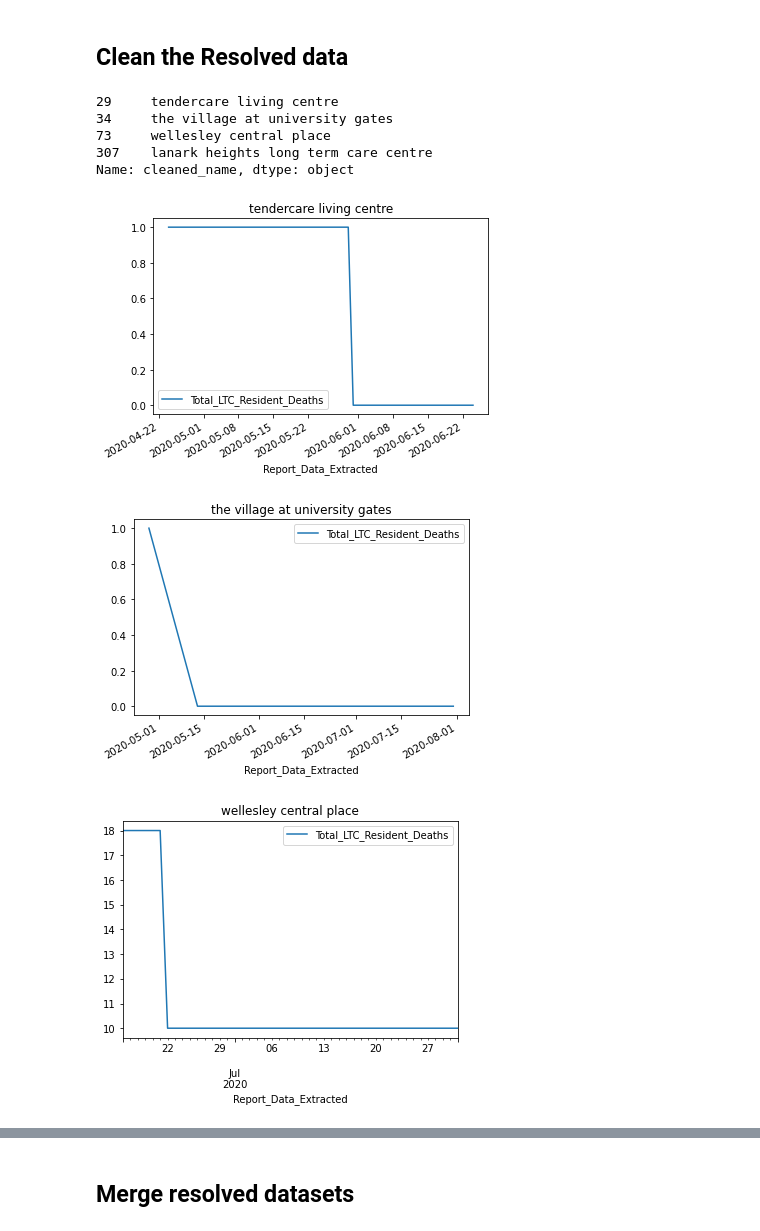
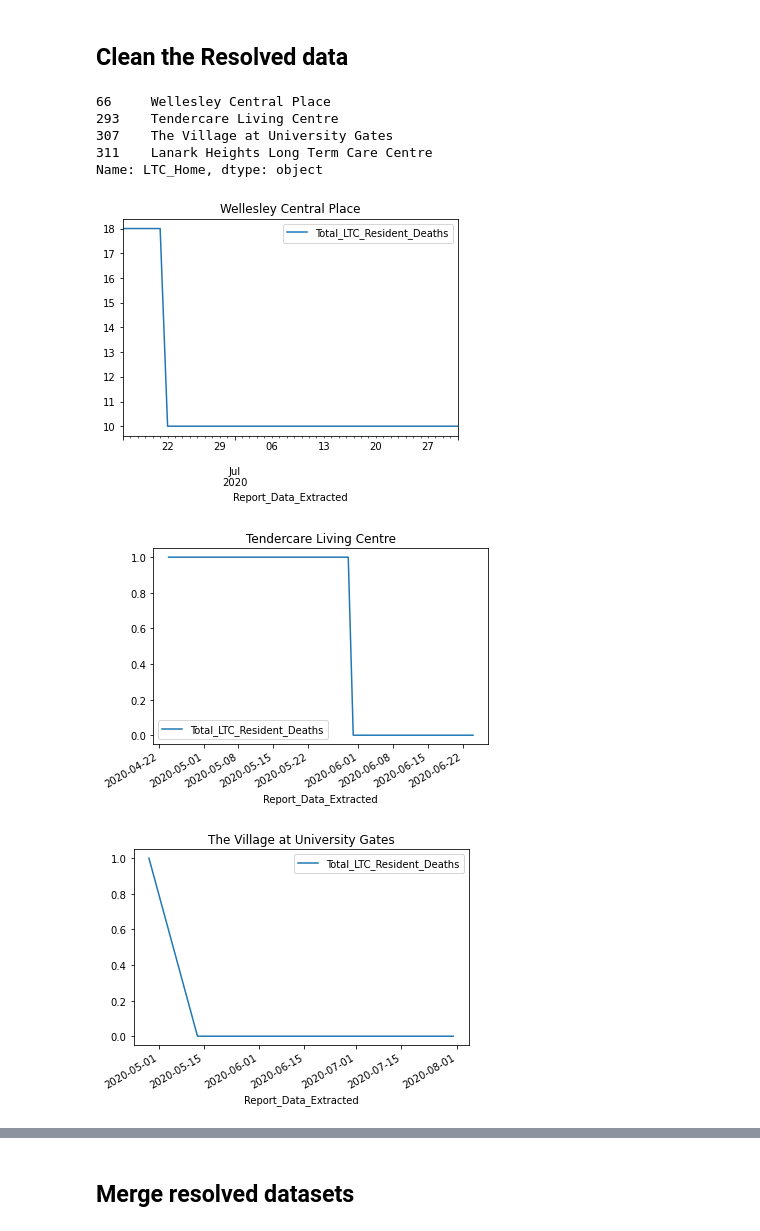
Before and after one commit to nganlyle/wrangle_covid, a Jupyter notebook: LTChomes_analysis_ON/webscraping/outbreaks_0731.ipynb, the cells around one changed output, grey strips where cells are left out. Saved outputs shown, nothing was run; the diff lists cells and outputs as text; code cells hidden in the pictures.

```diff
--- a/LTChomes_analysis_ON/webscraping/outbreaks_0731.ipynb
+++ b/LTChomes_analysis_ON/webscraping/outbreaks_0731.ipynb
@@ -17,16 +19,16 @@ active = pd.read_csv('activeltcoutbreak_oct8.csv')
 active['Report_Data_Extracted'] = pd.to_datetime(active['ï»¿Report_Data_Extracted'])
 active.drop('ï»¿Report_Data_Extracted', axis = 1, inplace = True)
 active = active[active.Report_Data_Extracted < '2020-08-01']
-active['cleaned_name'] = active['LTC_Home'].str.lower()
-active.sort_values(['cleaned_name', 'Report_Data_Extracted'], inplace=True)
+# active['LTC_Home'] = active['LTC_Home'].str.lower()
+active.sort_values(['LTC_Home', 'Report_Data_Extracted'], inplace=True)
 active.info()
 
 resolved = pd.read_csv('resolvedltc_oct8.csv')
 resolved['Report_Data_Extracted'] = pd.to_datetime(resolved['ï»¿Report_Data_Extracted'])
 resolved.drop('ï»¿Report_Data_Extracted', axis = 1, inplace = True)
 resolved = resolved[resolved.Report_Data_Extracted < '2020-08-01']
-resolved['cleaned_name'] = resolved['LTC_Home'].str.lower()
-resolved.sort_values(['cleaned_name', 'Report_Data_Extracted'], inplace=True)
+# resolved['LTC_Home'] = resolved['LTC_Home'].str.lower()
+resolved.sort_values(['LTC_Home', 'Report_Data_Extracted'], inplace=True)
 resolved.info()
 # %% [output]
 <class 'pandas.core.frame.DataFrame'>
@@ -112,14 +118,14 @@ memory usage: 1.0+ MB
 # %%
 # Check to see if Total_LTC_Resident_Deaths is monotonically increasing for each home
-ls = list(set(active['cleaned_name']))
+ls = list(set(active['LTC_Home']))
 home_names = []
 monotonic = []
 for each in ls:
     home_names.append(each)
-    home = active.loc[active['cleaned_name'] == each]
+    home = active.loc[active['LTC_Home'] == each]
     monotonic.append(home['Total_LTC_Resident_Deaths'].is_monotonic)
 
-monostatus = pd.DataFrame({'cleaned_name': home_names,
+monostatus = pd.DataFrame({'LTC_Home': home_names,
                            'monotonic': monotonic})
 # %%
 # 17 homes do not have monotonically increasing values for deaths
@@ -187,8 +193,8 @@ Name: cleaned_name, dtype: object
 # %%
 # Inspect residents deaths over time for homes where deaths are not monotonically increasing
-# Generally when values decrease it is only by one, except for 'mackenzie health long term care facility' and perhaps 'orchard villa'
-ls = not_monotonic['cleaned_name']
+# Generally when values decrease it is only by one, except for 'Mackenzie Health Long Term Care Facility' and perhaps 'Orchard Villa'
+ls = not_monotonic['LTC_Home']
 for each in ls:
-    home = active.loc[active['cleaned_name'] == each]
+    home = active.loc[active['LTC_Home'] == each]
     home.plot('Report_Data_Extracted', 'Total_LTC_Resident_Deaths', title=each)
 # %% [output]
@@ -379,36 +366,36 @@ memory usage: 24.8+ KB
 ## Clean the Resolved data
 # %%
 # Check to see if Total_LTC_Resident_Deaths is monotonically increasing for each home
-ls = list(set(resolved['cleaned_name']))
+ls = list(set(resolved['LTC_Home']))
 home_names = []
 monotonic = []
 for each in ls:
     home_names.append(each)
-    home = resolved.loc[resolved['cleaned_name'] == each]
+    home = resolved.loc[resolved['LTC_Home'] == each]
     monotonic.append(home['Total_LTC_Resident_Deaths'].is_monotonic)
 
-monostatus = pd.DataFrame({'cleaned_name': home_names,
+monostatus = pd.DataFrame({'LTC_Home': home_names,
                            'monotonic': monotonic})
 # %%
 # 4 homes do not have monotonically increasing values for deaths
 monostatus['monotonic'].value_counts()
 
 not_monotonic = monostatus.loc[monostatus['monotonic']==False]
-not_monotonic['cleaned_name']
+not_monotonic['LTC_Home']
 # %% [output]
-29     tendercare living centre
-34     the village at university gates
-73     wellesley central place
-307    lanark heights long term care centre
-Name: cleaned_name, dtype: object
+66     Wellesley Central Place
+293    Tendercare Living Centre
+307    The Village at University Gates
+311    Lanark Heights Long Term Care Centre
+Name: LTC_Home, dtype: object
 # %%
 # 3/4 homes where values did not increase dropped from 1 to 0
 # wellesley central place went from 18 to 10
-ls = not_monotonic['cleaned_name']
+ls = not_monotonic['LTC_Home']
 for each in ls:
-    home = resolved.loc[resolved['cleaned_name'] == each]
+    home = resolved.loc[resolved['LTC_Home'] == each]
     home.plot('Report_Data_Extracted', 'Total_LTC_Resident_Deaths', title=each)
 # %% [output]
-[figure, old version]
+[figure, new version]
-[figure, old version]
+[figure, new version]
-[figure, old version]
+[figure, new version]
```
Also changed, not shown: parts of 43 cells of this notebook, 8 other files.
